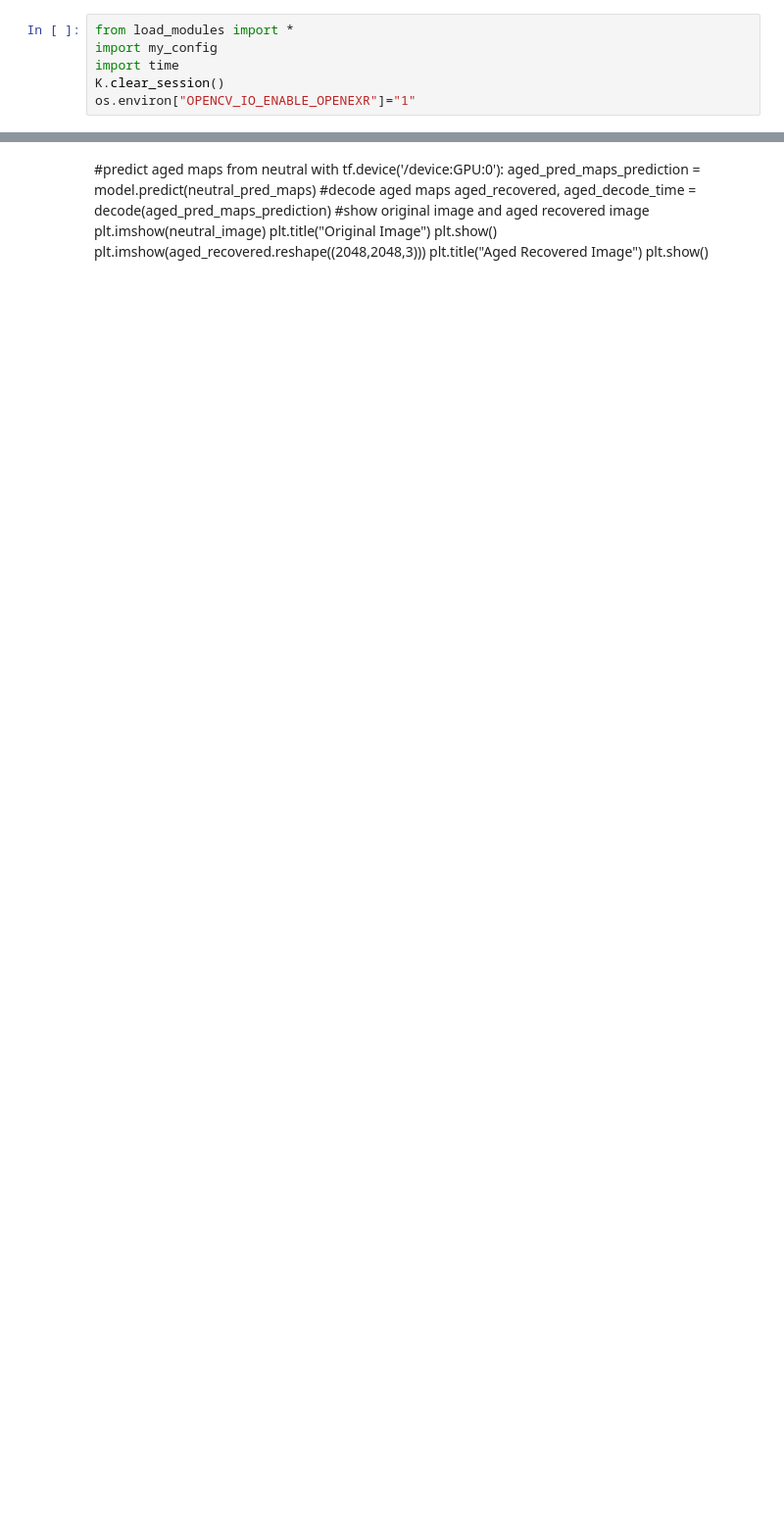
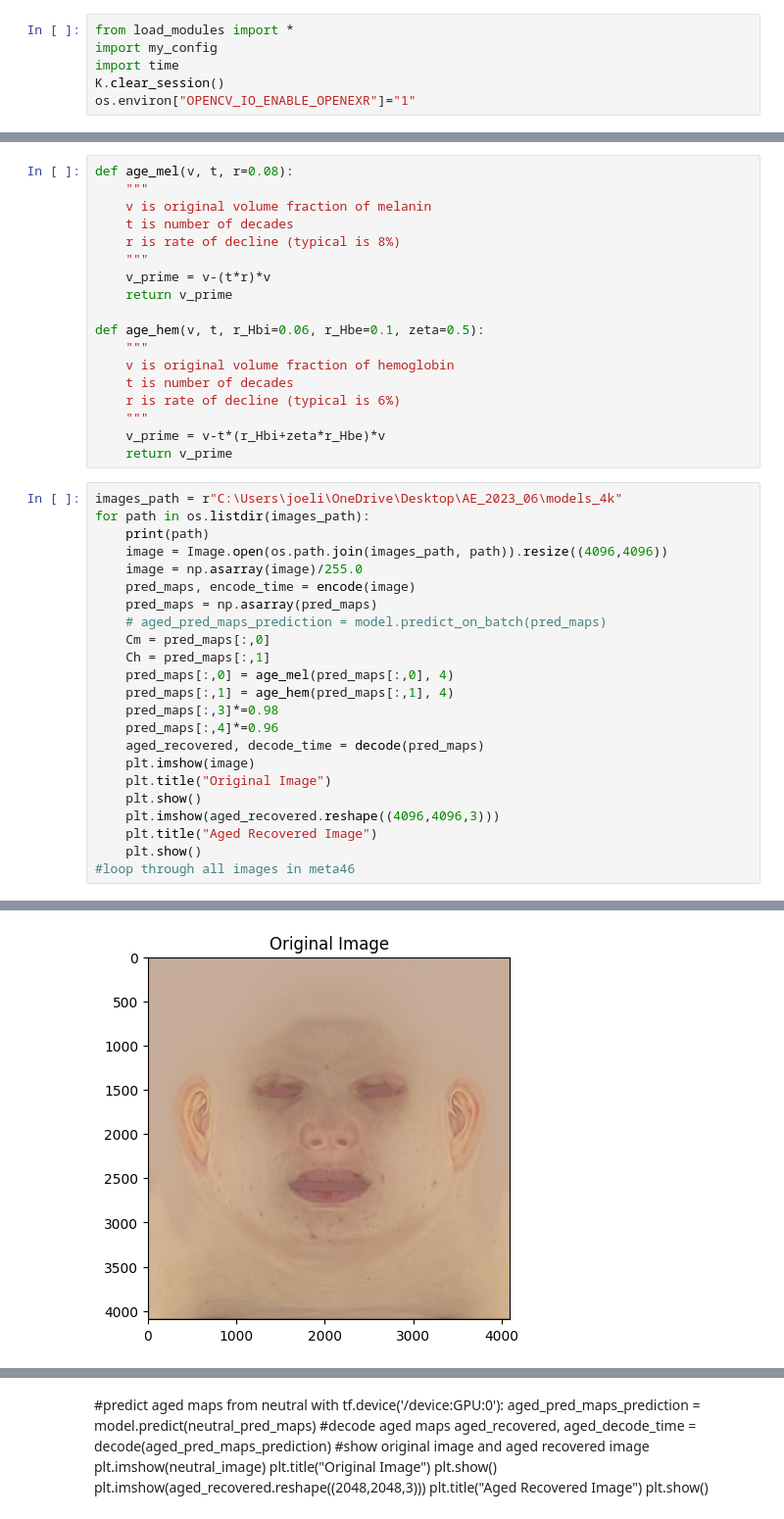
Before and after one commit to jj-tech-io/AE_2023_06, a Jupyter notebook: train_latent_transform.ipynb, the cells around one changed output, grey strips where cells are left out. Shown at 98% size. Saved outputs shown, nothing was run; the diff lists cells and outputs as text; blank space fills up the shorter version.

Commit message:
polynomial age mel + hem
simple implementation of "A Biophysically-Based Model of the Optical Properties of Skin
Aging"

```diff
--- a/train_latent_transform.ipynb
+++ b/train_latent_transform.ipynb
@@ -145,0 +193,42 @@ with tf.device('/device:GPU:0'):
+# %%
+def age_mel(v, t, r=0.08):
+    """
+    v is original volume fraction of melanin
+    t is number of decades
+    r is rate of decline (typical is 8%)
+    """
+    v_prime = v-(t*r)*v
+    return v_prime
+
+def age_hem(v, t, r_Hbi=0.06, r_Hbe=0.1, zeta=0.5):
+    """
+    v is original volume fraction of hemoglobin
+    t is number of decades
+    r is rate of decline (typical is 6%)
+    """
+    v_prime = v-t*(r_Hbi+zeta*r_Hbe)*v
+    return v_prime
+# %%
+images_path = r"C:\Users\joeli\OneDrive\Desktop\AE_2023_06\models_4k"
+for path in os.listdir(images_path):
+    print(path)
+    image = Image.open(os.path.join(images_path, path)).resize((4096,4096))
+    image = np.asarray(image)/255.0
+    pred_maps, encode_time = encode(image)
+    pred_maps = np.asarray(pred_maps)
+    # aged_pred_maps_prediction = model.predict_on_batch(pred_maps)
+    Cm = pred_maps[:,0]
+    Ch = pred_maps[:,1]
+    pred_maps[:,0] = age_mel(pred_maps[:,0], 4)
+    pred_maps[:,1] = age_hem(pred_maps[:,1], 4)
+    pred_maps[:,3]*=0.98
+    pred_maps[:,4]*=0.96
+    aged_recovered, decode_time = decode(pred_maps)
+    plt.imshow(image)
+    plt.title("Original Image")
+    plt.show()
+    plt.imshow(aged_recovered.reshape((4096,4096,3)))
+    plt.title("Aged Recovered Image")
+    plt.show()
+#loop through all images in meta46
+# %% [output]
@@ -145,0 +236 @@ with tf.device('/device:GPU:0'):
+[figure, added]
```
Also changed, not shown: parts of 5 cells of this notebook, 5 other files.
